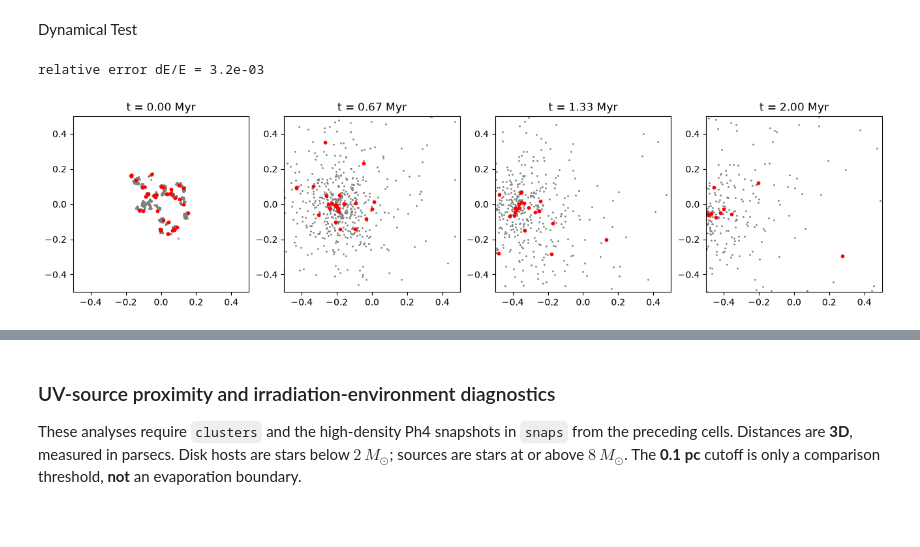
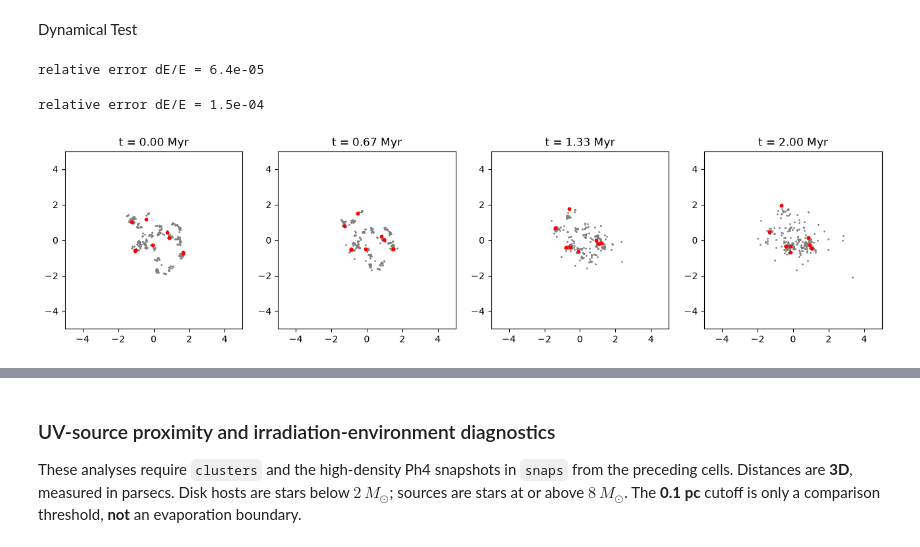
Before and after one commit to sapounas20/AMUSE_project, a Jupyter notebook: Clustering.ipynb, the cells around one changed output, grey strips where cells are left out. Drawn from its saved outputs; the diff is of its cells as text; code cells hidden in the pictures; blank space fills up the shorter version.

```diff
--- a/Clustering.ipynb
+++ b/Clustering.ipynb
@@ -83,17 +84,23 @@ def evolve_gravity(stars, converter, t_end=2 | units.Myr, n_snap=4):
     gravity.stop()
     return snaps
 # %%
-stars, conv = clusters["hd"]
-snaps = evolve_gravity(stars, conv)
-
-fig, axes = plt.subplots(1, len(snaps), figsize=(4 * len(snaps), 4))
-for ax, (t, s) in zip(axes, snaps):
-    big = s[s.mass > 2 | units.MSun]
-    ax.scatter(s.x.value_in(units.pc), s.y.value_in(units.pc), s=1, c="grey")
-    ax.scatter(big.x.value_in(units.pc), big.y.value_in(units.pc), s=10, c="red")
-    ax.set_title(f"t = {t.value_in(units.Myr):.2f} Myr")
-    ax.set_xlim(-0.5, 0.5); ax.set_ylim(-0.5, 0.5); ax.set_aspect("equal")
-plt.show()
+stars, conv = clusters["Q=0.25"]
+snaps25 = evolve_gravity(stars, conv)
 # %% [output]
-relative error dE/E = 3.2e-03
+relative error dE/E = 6.4e-05
-[figure, removed]
+# %%
+stars, conv = clusters["Q=0.5"]
+snaps5 = evolve_gravity(stars, conv)
+# %% [output]
+relative error dE/E = 1.5e-04
+# %%
+fig, axes = plt.subplots(1, len(snaps25), figsize=(4 * len(snaps25), 4))
+for ax, (t, s) in zip(axes, snaps25):
+    big = s[s.mass > 2 | units.MSun]
+    ax.scatter(s.x.value_in(units.pc), s.y.value_in(units.pc), s=1, c="grey")
+    ax.scatter(big.x.value_in(units.pc), big.y.value_in(units.pc), s=10, c="red")
+    ax.set_title(f"t = {t.value_in(units.Myr):.2f} Myr")
+    ax.set_xlim(-5, 5); ax.set_ylim(-5, 5); ax.set_aspect("equal")
+plt.show()
+# %% [output]
+[figure, added]
```
Also changed, not shown: parts of 9 cells of this notebook, 1 other file.
